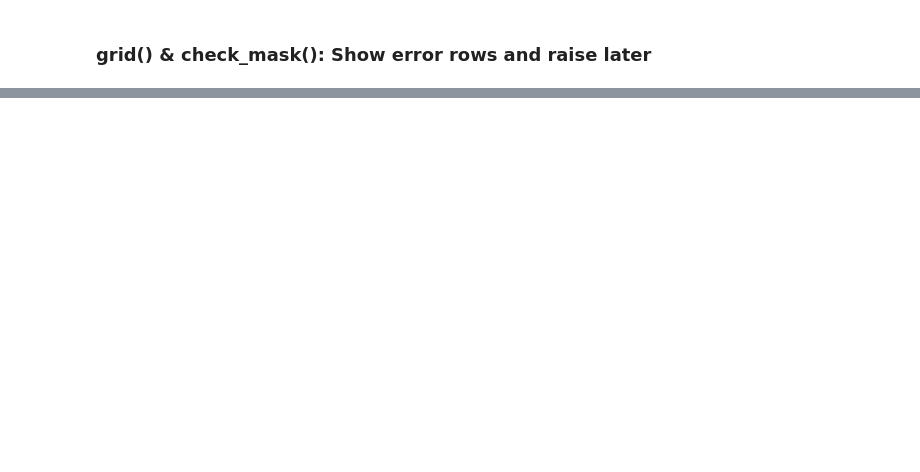
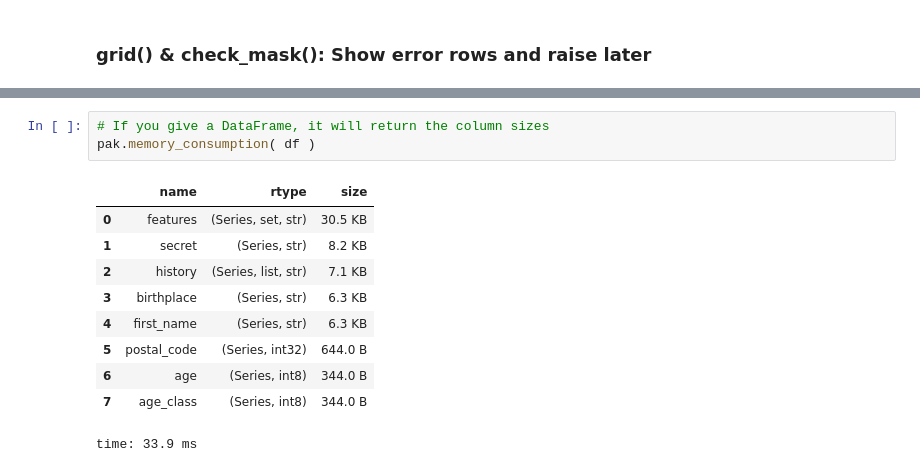
Before and after one commit to djekra/pandasklar, a Jupyter notebook: jupyter/12_Review_and_Visualize.ipynb, the cells around one changed output, grey strips where cells are left out. Saved outputs shown, nothing was run; the diff lists cells and outputs as text; blank space fills up the shorter version.

```diff
--- a/jupyter/12_Review_and_Visualize.ipynb
+++ b/jupyter/12_Review_and_Visualize.ipynb
@@ -426,0 +428,14 @@ RuntimeError: Not running with the Werkzeug Server
+# %%
+# If you give a DataFrame, it will return the column sizes
+pak.memory_consumption( df )
+# %% [output]
+|  | name | rtype | size |
+| 0 | features | (Series, set, str) | 30.5 KB |
+| 1 | secret | (Series, str) | 8.2 KB |
+| 2 | history | (Series, list, str) | 7.1 KB |
+| 3 | birthplace | (Series, str) | 6.3 KB |
+| 4 | first_name | (Series, str) | 6.3 KB |
+| 5 | postal_code | (Series, int32) | 644.0 B |
+| 6 | age | (Series, int8) | 344.0 B |
+| 7 | age_class | (Series, int8) | 344.0 B |
+time: 33.9 ms
```
Also changed, not shown: parts of 41 cells of this notebook, 10 other files.
